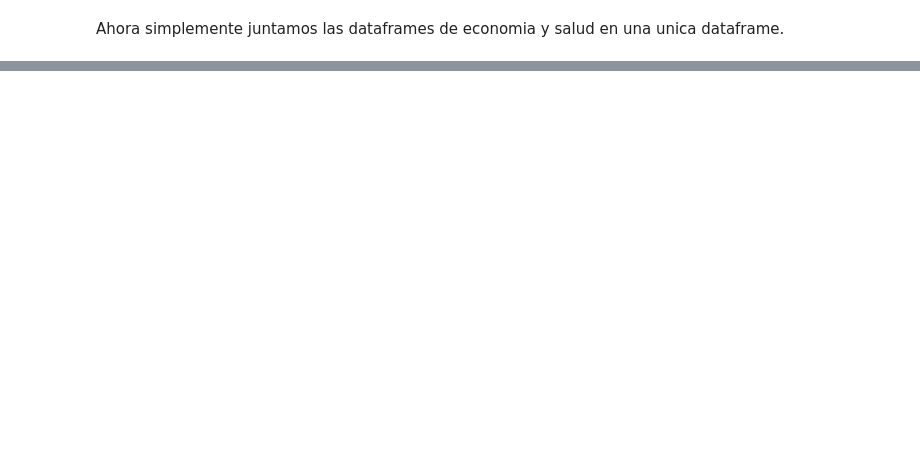
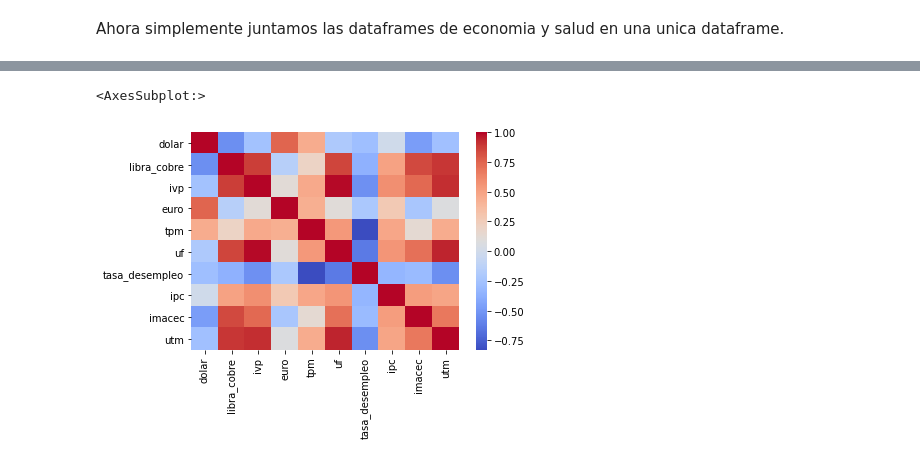
Before and after one commit to juanleonm/proyecto_cs, a Jupyter notebook: efectos_covid19_economia_Chilena.ipynb, the cells around one changed output, grey strips where cells are left out. Cells and saved outputs as stored; diff of their text form; code cells hidden in the pictures; blank space fills up the shorter version.

```diff
--- a/efectos_covid19_economia_Chilena.ipynb
+++ b/efectos_covid19_economia_Chilena.ipynb
@@ -259,0 +324,3 @@ df_final.head()
+# %%
+# Consideramos el tan solo los indicadores economicos
+df_eco = df_final.drop('Casos Nuevos Mensuales', axis=1)
@@ -259,0 +342,5 @@ df_final.head()
+# %%
+sns.heatmap(df_eco.corr(), cmap='coolwarm')
+# %% [output]
+<AxesSubplot:>
+[figure, added]
```
Also changed, not shown: parts of 21 cells of this notebook.
